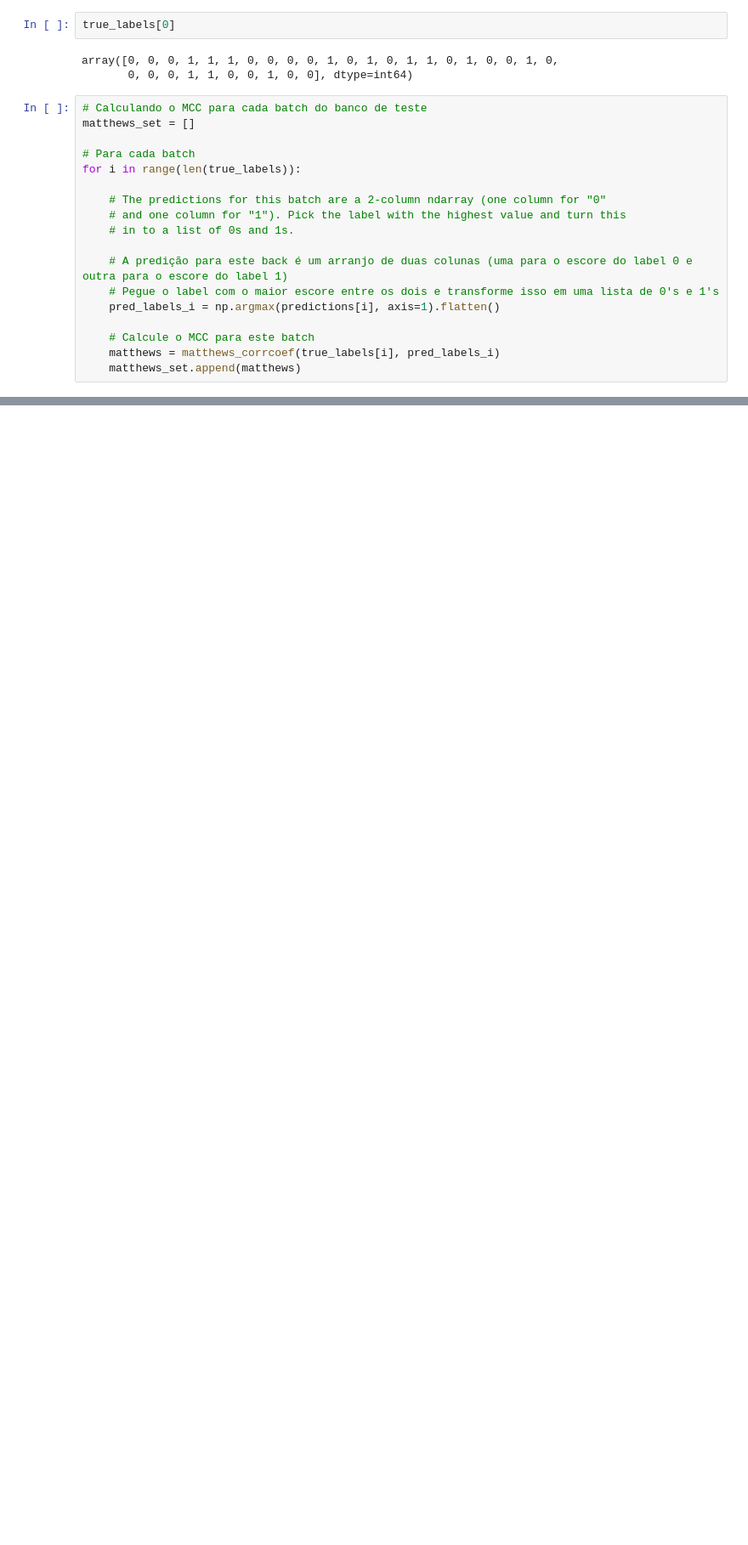
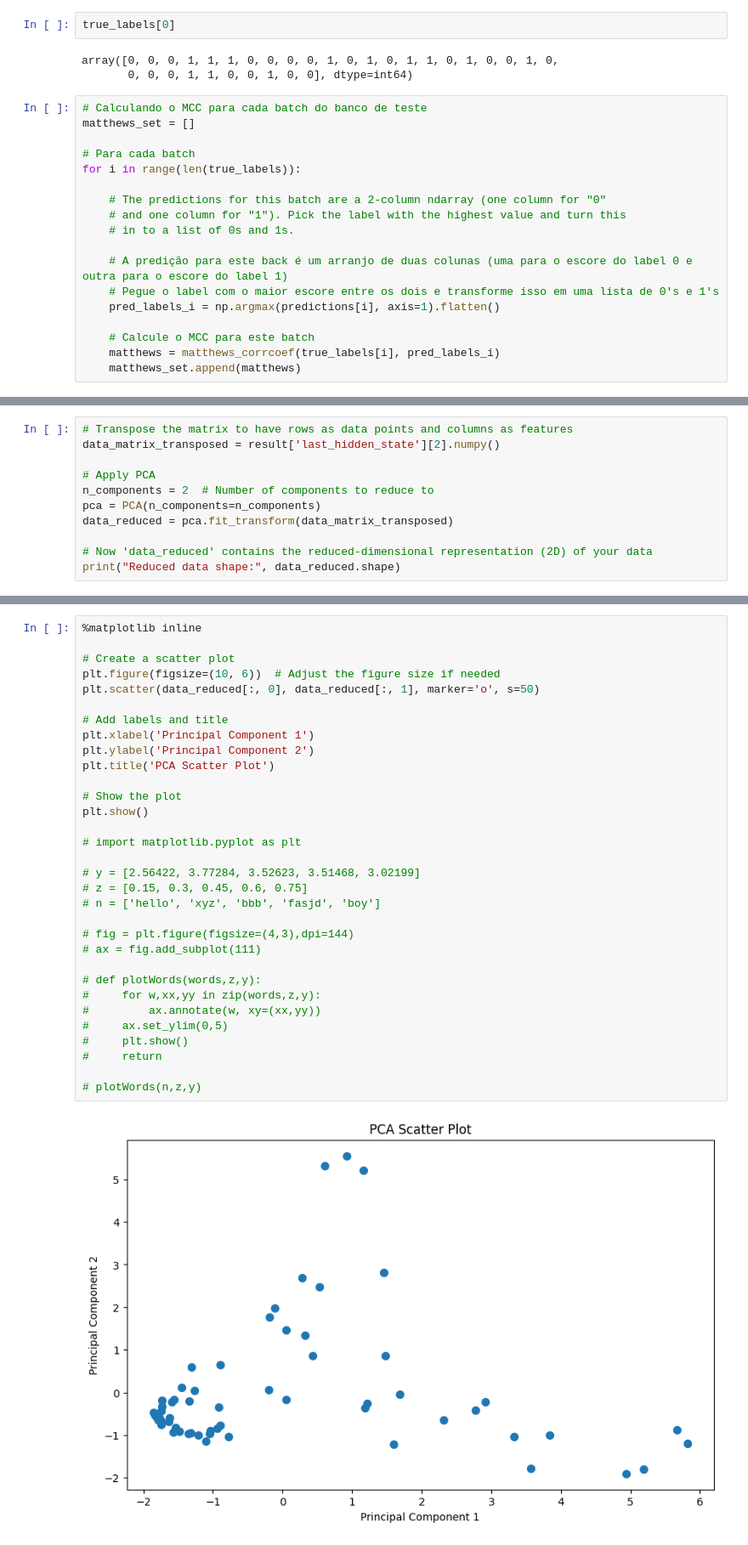
Before and after one commit to ghsaul/tcc_project, a Jupyter notebook: main.ipynb, the cells around one changed output, grey strips where cells are left out. Shown at 85% size. Saved outputs shown, nothing was run; the diff lists cells and outputs as text; blank space fills up the shorter version.

```diff
--- a/main.ipynb
+++ b/main.ipynb
@@ -646,0 +720,11 @@ MCC total: 0.891
+# %%
+# Transpose the matrix to have rows as data points and columns as features
+data_matrix_transposed = result['last_hidden_state'][2].numpy()
+
+# Apply PCA
+n_components = 2  # Number of components to reduce to
+pca = PCA(n_components=n_components)
+data_reduced = pca.fit_transform(data_matrix_transposed)
+
+# Now 'data_reduced' contains the reduced-dimensional representation (2D) of your data
+print("Reduced data shape:", data_reduced.shape)
@@ -646,0 +733,34 @@ MCC total: 0.891
+# %%
+%matplotlib inline
+
+# Create a scatter plot
+plt.figure(figsize=(10, 6))  # Adjust the figure size if needed
+plt.scatter(data_reduced[:, 0], data_reduced[:, 1], marker='o', s=50)
+
+# Add labels and title
+plt.xlabel('Principal Component 1')
+plt.ylabel('Principal Component 2')
+plt.title('PCA Scatter Plot')
+
+# Show the plot
+plt.show()
+
+# import matplotlib.pyplot as plt
+
+# y = [2.56422, 3.77284, 3.52623, 3.51468, 3.02199]
+# z = [0.15, 0.3, 0.45, 0.6, 0.75]
+# n = ['hello', 'xyz', 'bbb', 'fasjd', 'boy']
+
+# fig = plt.figure(figsize=(4,3),dpi=144)
+# ax = fig.add_subplot(111)
+
+# def plotWords(words,z,y):
+#     for w,xx,yy in zip(words,z,y):
+#         ax.annotate(w, xy=(xx,yy))
+#     ax.set_ylim(0,5)
+#     plt.show()
+#     return
+
+# plotWords(n,z,y)
+# %% [output]
+[figure, added]
```
Also changed, not shown: parts of 20 cells of this notebook.
